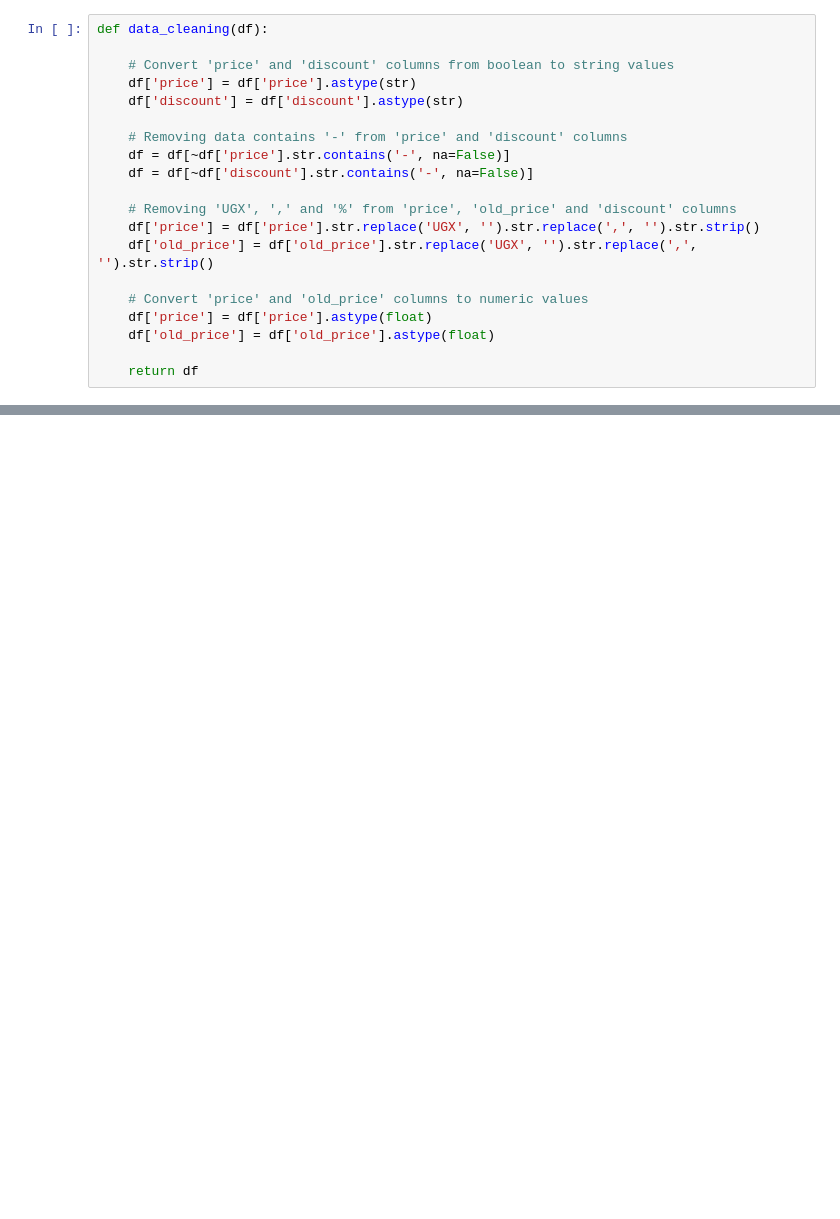
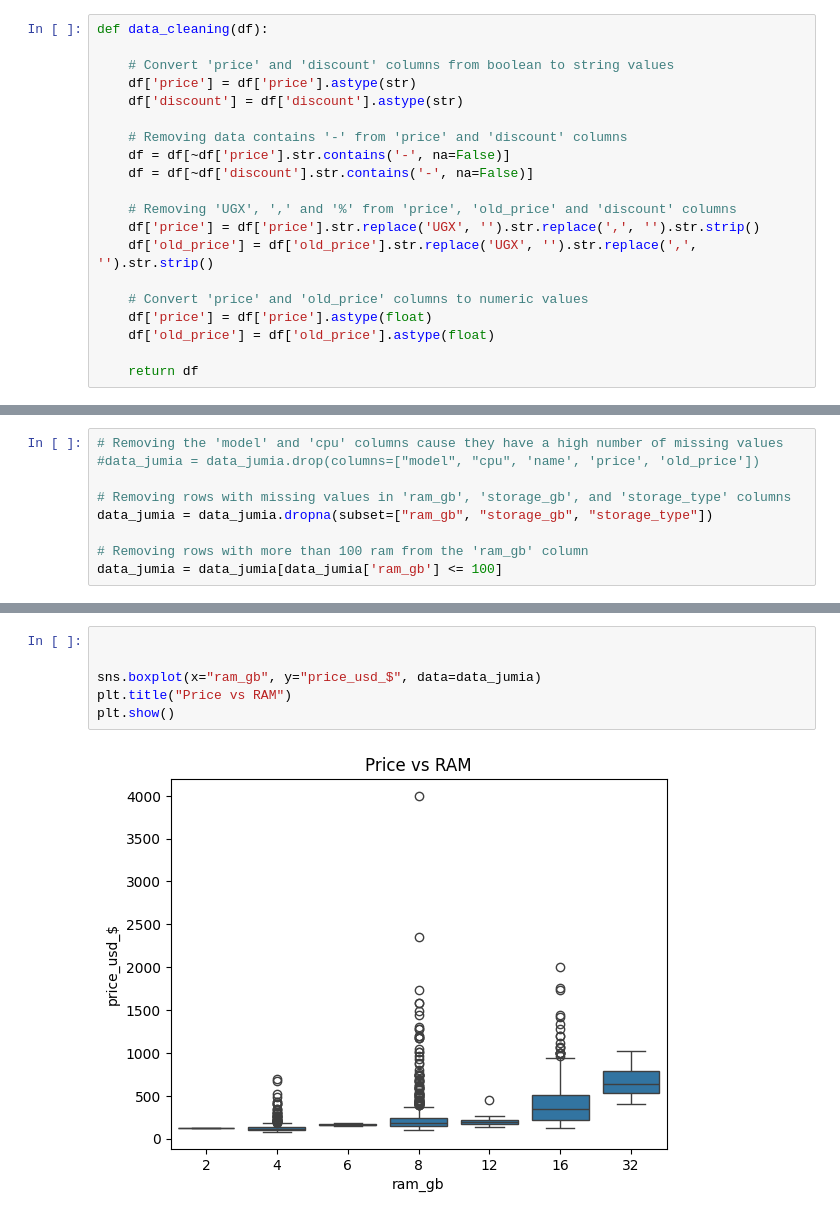
Before and after one commit to natnaelaster/Daily-exercise, a Jupyter notebook: day_5_web_scraping_jumia_ethiopia/web_scraping.ipynb, the cells around one changed output, grey strips where cells are left out. Drawn from its saved outputs; the diff is of its cells as text; blank space fills up the shorter version.

```diff
--- a/day_5_web_scraping_jumia_ethiopia/web_scraping.ipynb
+++ b/day_5_web_scraping_jumia_ethiopia/web_scraping.ipynb
@@ -262,0 +263,9 @@ Missing Model values: 1459
+# %%
+# Removing the 'model' and 'cpu' columns cause they have a high number of missing values
+#data_jumia = data_jumia.drop(columns=["model", "cpu", 'name', 'price', 'old_price'])
+
+# Removing rows with missing values in 'ram_gb', 'storage_gb', and 'storage_type' columns
+data_jumia = data_jumia.dropna(subset=["ram_gb", "storage_gb", "storage_type"])
+
+# Removing rows with more than 100 ram from the 'ram_gb' column
+data_jumia = data_jumia[data_jumia['ram_gb'] <= 100]
@@ -262,0 +318,8 @@ Missing Model values: 1459
+# %%
+
+
+sns.boxplot(x="ram_gb", y="price_usd_$", data=data_jumia)
+plt.title("Price vs RAM")
+plt.show()
+# %% [output]
+[figure, added]
```
Also changed, not shown: parts of 10 cells of this notebook, 2 other files.
